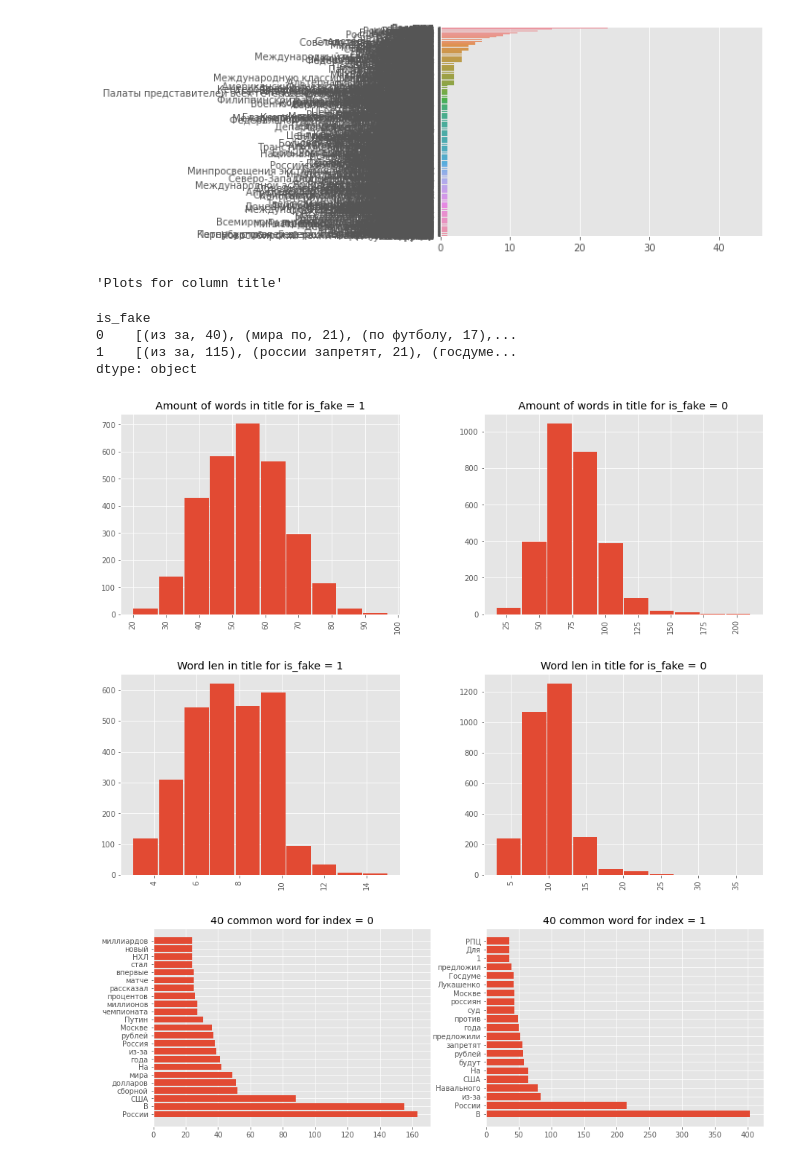
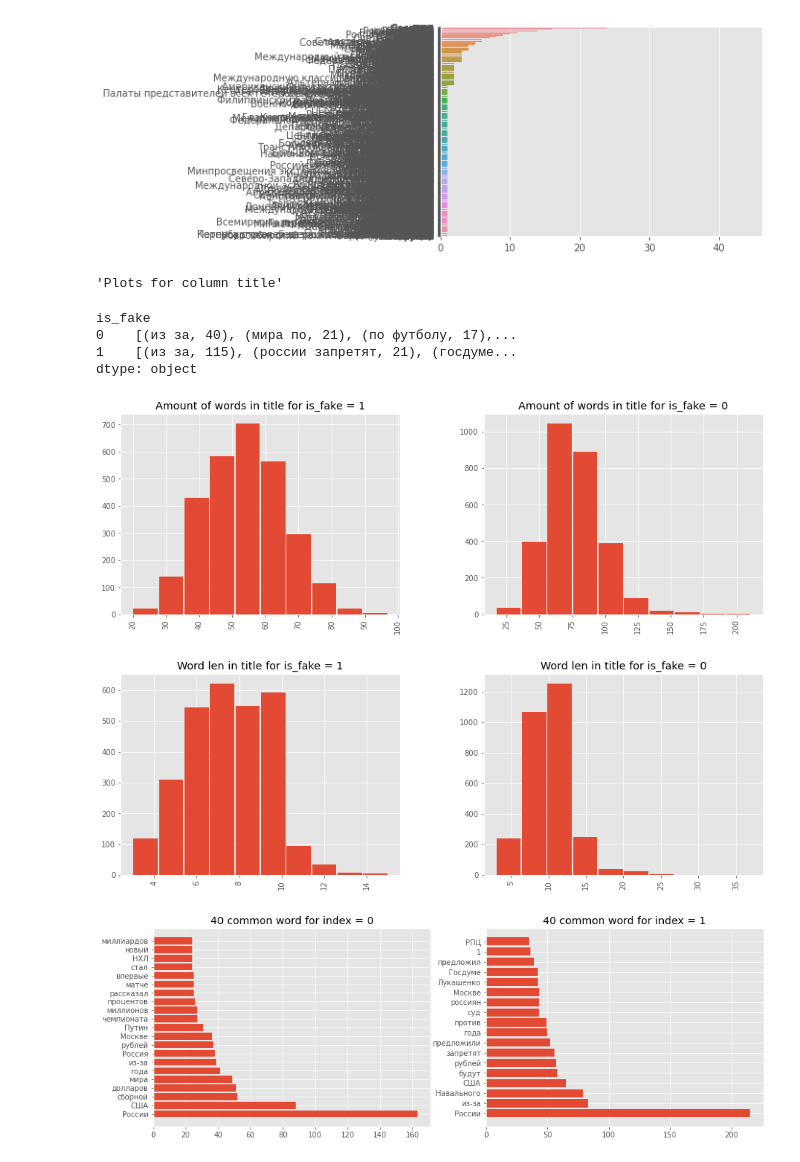
Before and after one commit to yummyKnight/KontourTestTask, a Jupyter notebook: notebooks/EDA.ipynb, the cells around one changed output. Cells and saved outputs as stored; diff of their text form; code cells hidden in the pictures.

```diff
--- a/notebooks/EDA.ipynb
+++ b/notebooks/EDA.ipynb
@@ -141,7 +141,9 @@ sns.barplot(x=y, y=x)
 # %%
 from typing import List
 import matplotlib.pyplot as plt
-
+from collections import Counter
+from nltk.corpus import stopwords
+from sklearn.feature_extraction.text import CountVectorizer
 plt.style.use('ggplot')
 
 
@@ -165,10 +167,11 @@ def get_words(df: pd.DataFrame, ):
     x = []
     y = []
     for word, count in most[:40]:
-        if word not in stopwords.words("russian"):
+        if word.lower() not in stopwords.words("russian"):
             x.append(word)
             y.append(count)
     return x, y
+
 
 def generic_nlp_eda(df: pd.DataFrame, text_columns: List[str], target_colum: str):
     targets = df[target_colum].unique()
@@ -178,35 +181,36 @@ def generic_nlp_eda(df: pd.DataFrame, text_columns: List[str], target_colum: str
         grouped = df.groupby(target_colum)
         plot_sent_len(grouped, hist_params, target_colum, targets, text_column)
         plot_amount_of_words(grouped, hist_params, target_colum, targets, text_column)
+        display(grouped.apply(lambda x: get_top_ngram(x[text_column], 2)))
         display(grouped.apply(lambda x: get_top_ngram(x[text_column], 2)))
         df_ = grouped.apply(lambda x : get_words(x[text_column]))
         fig, axes = plt.subplots(ncols=len(targets), figsize=hist_params['figsize'])
         for i, (index, (y, x)) in enumerate(df_.iteritems()):
             axes[i].barh(width=x, y=y)
             axes[i].set_title(f"40 common word for index = {index}")
         plt.show()
 
 
 def plot_amount_of_words(grouped, hist_params, target_colum, targets, text_column):
     axes = grouped.apply(lambda df_p: df_p[text_column].str.split().map(lambda x: len(x))).hist(**hist_params,
                                                                                                 by=target_colum)
     for i, ax in zip(targets, axes):
         ax.set_title(f"Word len in {text_column} for {target_colum} = {i}")
 
 
 def plot_sent_len(grouped, hist_params, target_colum, targets, text_column):
     axes = grouped.apply(lambda df_p: df_p[text_column].str.len()).hist(**hist_params, by=target_colum)
     for i, ax in zip(targets, axes):
         ax.set_title(f"Amount of words in {text_column} for {target_colum} = {i}")
 
 
 generic_nlp_eda(train_df, ['title'], 'is_fake')
 # %% [output]
 'Plots for column title'
 is_fake
 0    [(из за, 40), (мира по, 21), (по футболу, 17),...
 1    [(из за, 115), (россии запретят, 21), (госдуме...
 dtype: object
 [figure]
 [figure]
-[figure, old version]
+[figure, new version]
```
Also changed, not shown: parts of 8 cells of this notebook, 1 other file.
